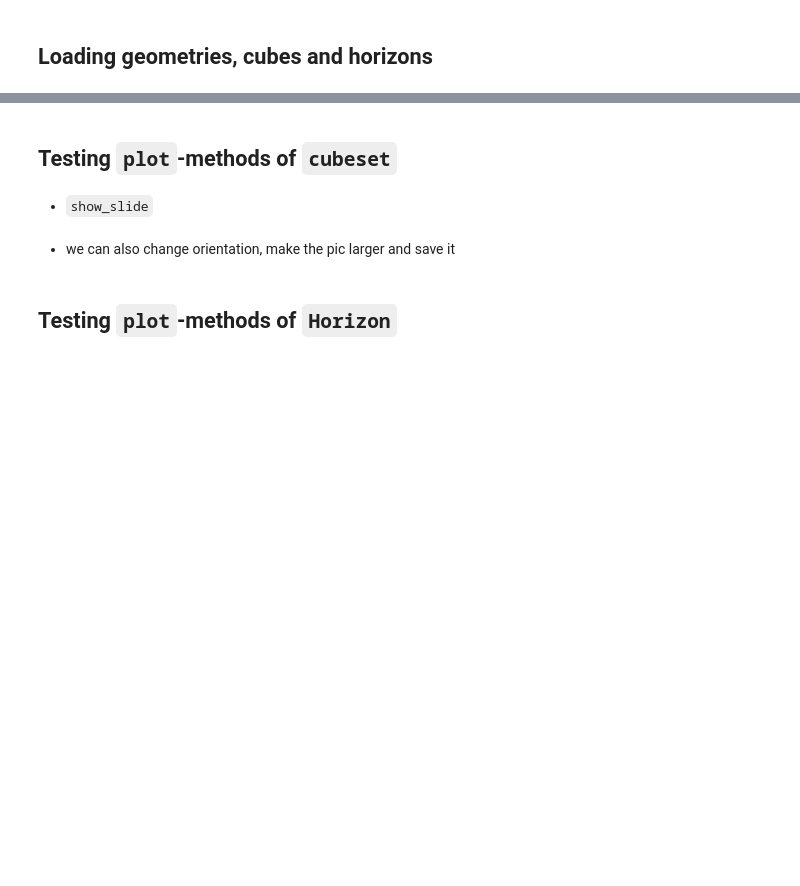
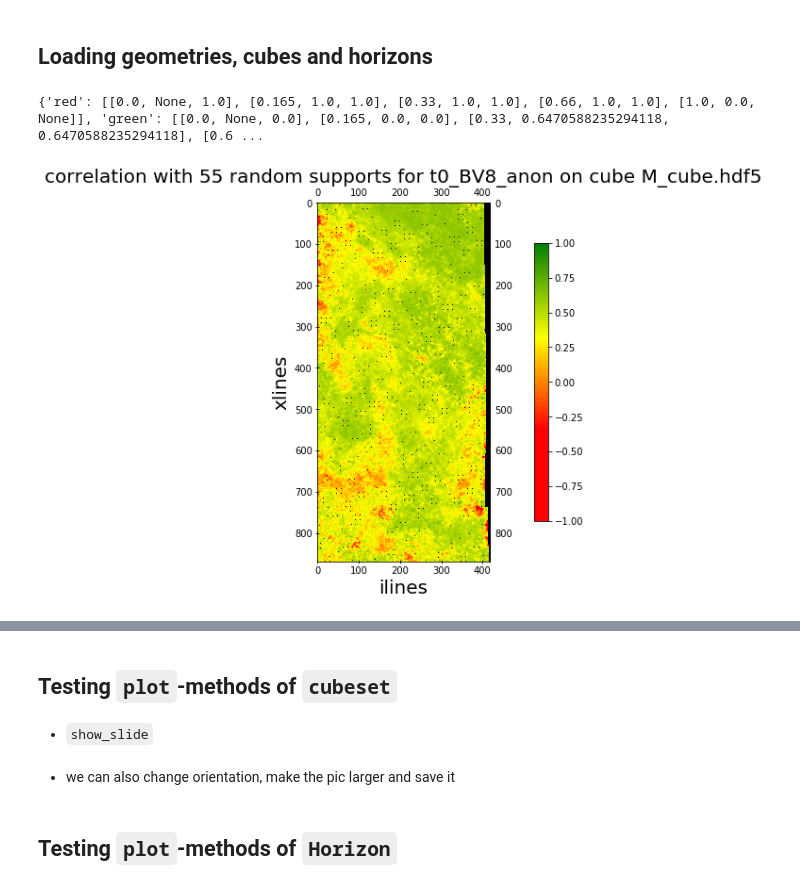
Before and after one commit to vodun/seismiqb, a Jupyter notebook: tutorials/Plotters.ipynb, the cells around one changed output, grey strips where cells are left out. Saved outputs shown, nothing was run; the diff lists cells and outputs as text; code cells hidden in the pictures; blank space fills up the shorter version.

```diff
--- a/tutorials/Plotters.ipynb
+++ b/tutorials/Plotters.ipynb
@@ -22,7 +22,38 @@ horizon = Horizon('/data/seismic/CUBE_2/RAW/t0_BV8_anon', geometry=geometry)
 
 # geometry = SeismicGeometry('/data/seismic/CUBE_12/A_cube.hdf5')
 # horizon = Horizon('/data/seismic/CUBE_12/FULL_CONVERTED/V-3', geometry=geometry)
+# %%
+import numpy as np
+import matplotlib.pyplot as plt
+import matplotlib.colors as mcolors
+
+
+def make_colormap(seq):
+    """Return a LinearSegmentedColormap
+    seq: a sequence of floats and RGB-tuples. The floats should be increasing
+    and in the interval (0,1).
+    """
+    seq = [(None,) * 3, 0.0] + list(seq) + [1.0, (None,) * 3]
+    cdict = {'red': [], 'green': [], 'blue': []}
+    for i, item in enumerate(seq):
+        if isinstance(item, float):
+            r1, g1, b1 = seq[i - 1]
+            r2, g2, b2 = seq[i + 1]
+            cdict['red'].append([item, r1, r2])
+            cdict['green'].append([item, g1, g2])
+            cdict['blue'].append([item, b1, b2])
+    print(cdict)
+    return mcolors.LinearSegmentedColormap('CustomMap', cdict)
+
+
+c = mcolors.ColorConverter().to_rgb
+cmp = make_colormap(
+    [c('red'), c('red'), 0.33/2, c('red'), c('orange'), 0.33, c('orange'), c('yellow'), 0.66, c('yellow'), c('green')])
+# %% [output]
+{'red': [[0.0, None, 1.0], [0.165, 1.0, 1.0], [0.33, 1.0, 1.0], [0.66, 1.0, 1.0], [1.0, 0.0, None]], 'green': [[0.0, None, 0.0], [0.165, 0.0, 0.0], [0.33, 0.6470588235294118, 0.6470588235294118], [0.6 ...
 # %%
 hm = HorizonMetrics(horizon)
 
-metric = hm.evaluate('support_corrs', zmin=None, zmax=None, supports=25, plot=True)
+metric = hm.evaluate('support_corrs', supports=55, plot=True, bad_color='black')
+# %% [output]
+[figure, added]
```
Also changed, not shown: parts of 1 cell of this notebook, 3 other files.
